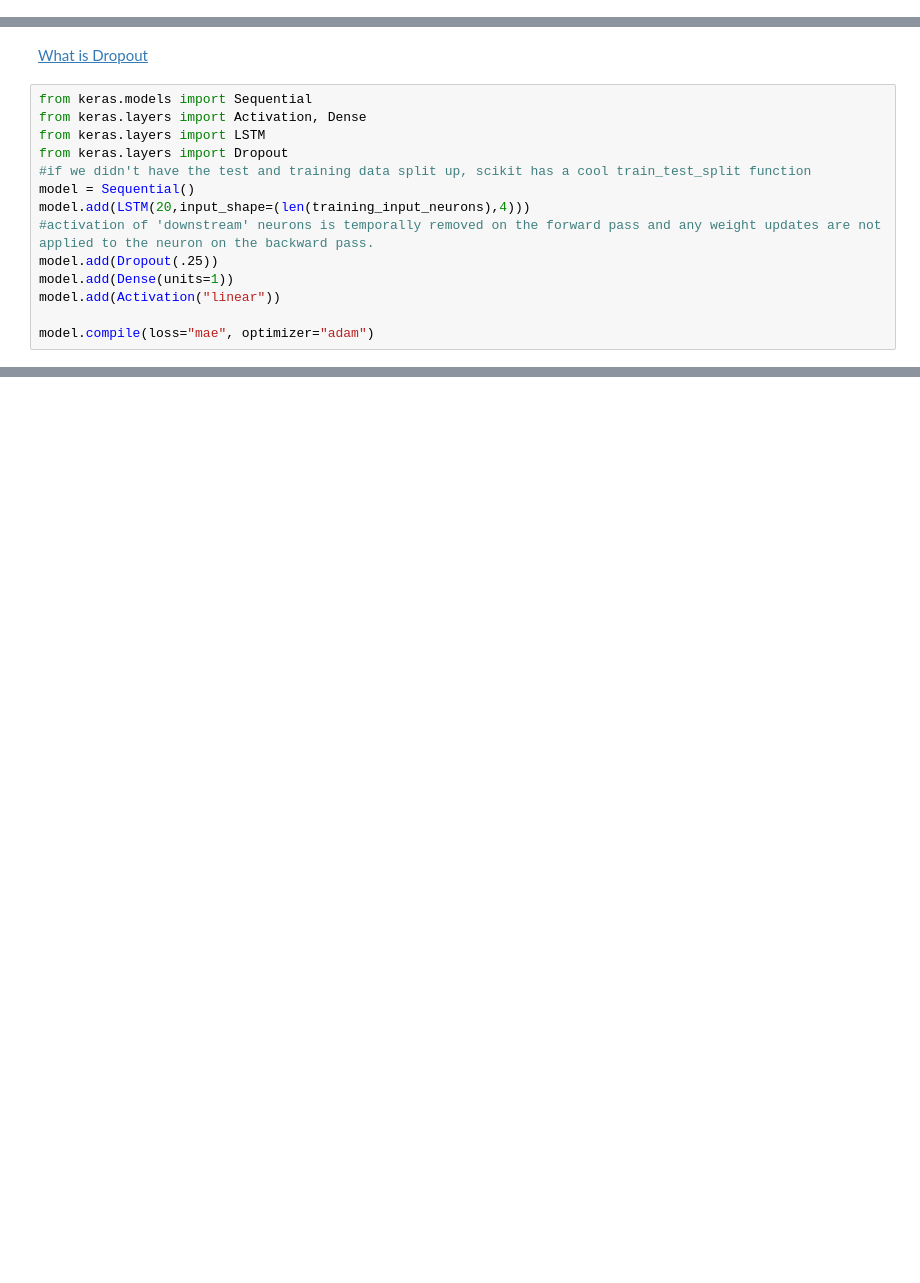
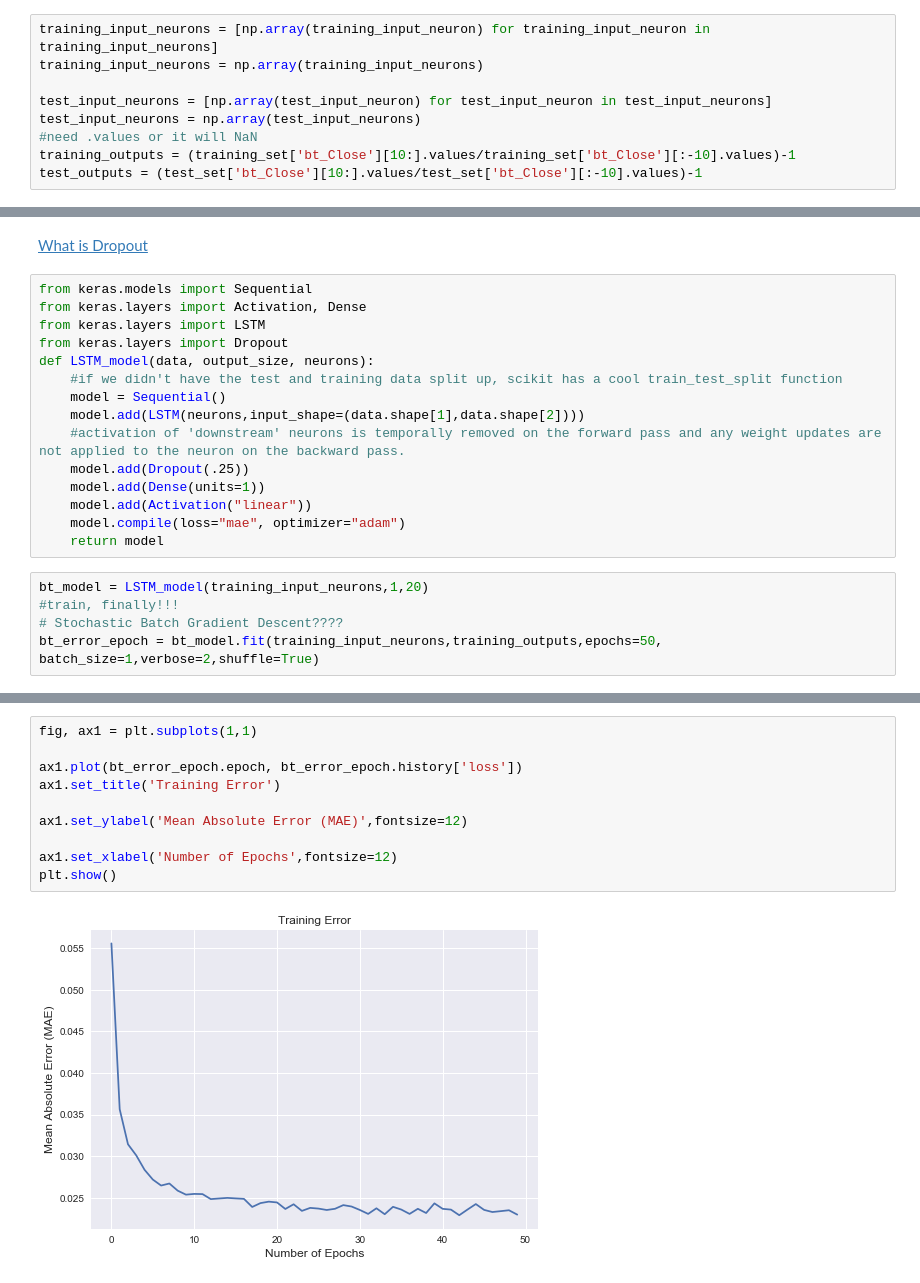
Before and after one commit to Viraj-Joshi/BitCoin-Price-Predictor, a Jupyter notebook: Bitcoin Price Predictor.ipynb, the cells around one changed output, grey strips where cells are left out. Drawn from its saved outputs; the diff is of its cells as text; blank space fills up the shorter version.

```diff
--- a/Bitcoin Price Predictor.ipynb
+++ b/Bitcoin Price Predictor.ipynb
@@ -334,0 +337,9 @@ display(test_input_neurons[0])
+# %%
+training_input_neurons = [np.array(training_input_neuron) for training_input_neuron in training_input_neurons]
+training_input_neurons = np.array(training_input_neurons)
+
+test_input_neurons = [np.array(test_input_neuron) for test_input_neuron in test_input_neurons]
+test_input_neurons = np.array(test_input_neurons)
+#need .values or it will NaN
+training_outputs = (training_set['bt_Close'][10:].values/training_set['bt_Close'][:-10].values)-1
+test_outputs = (test_set['bt_Close'][10:].values/test_set['bt_Close'][:-10].values)-1
@@ -339,12 +370,18 @@ from keras.models import Sequential
 from keras.layers import Activation, Dense
 from keras.layers import LSTM
 from keras.layers import Dropout
-#if we didn't have the test and training data split up, scikit has a cool train_test_split function
-model = Sequential()
-model.add(LSTM(20,input_shape=(len(training_input_neurons),4)))
-#activation of 'downstream' neurons is temporally removed on the forward pass and any weight updates are not applied to the neuron on the backward pass.
-model.add(Dropout(.25))
-model.add(Dense(units=1))
-model.add(Activation("linear"))
-
-model.compile(loss="mae", optimizer="adam")
+def LSTM_model(data, output_size, neurons):
+    #if we didn't have the test and training data split up, scikit has a cool train_test_split function
+    model = Sequential()
+    model.add(LSTM(neurons,input_shape=(data.shape[1],data.shape[2])))
+    #activation of 'downstream' neurons is temporally removed on the forward pass and any weight updates are not applied to the neuron on the backward pass.
+    model.add(Dropout(.25))
+    model.add(Dense(units=1))
+    model.add(Activation("linear"))
+    model.compile(loss="mae", optimizer="adam")
+    return model
+# %%
+bt_model = LSTM_model(training_input_neurons,1,20)
+#train, finally!!!
+# Stochastic Batch Gradient Descent????
+bt_error_epoch = bt_model.fit(training_input_neurons,training_outputs,epochs=50, batch_size=1,verbose=2,shuffle=True)
@@ -350,0 +406,12 @@ model.compile(loss="mae", optimizer="adam")
+# %%
+fig, ax1 = plt.subplots(1,1)
+
+ax1.plot(bt_error_epoch.epoch, bt_error_epoch.history['loss'])
+ax1.set_title('Training Error')
+
+ax1.set_ylabel('Mean Absolute Error (MAE)',fontsize=12)
+
+ax1.set_xlabel('Number of Epochs',fontsize=12)
+plt.show()
+# %% [output]
+[figure, added]
```
Also changed, not shown: parts of 12 cells of this notebook.
